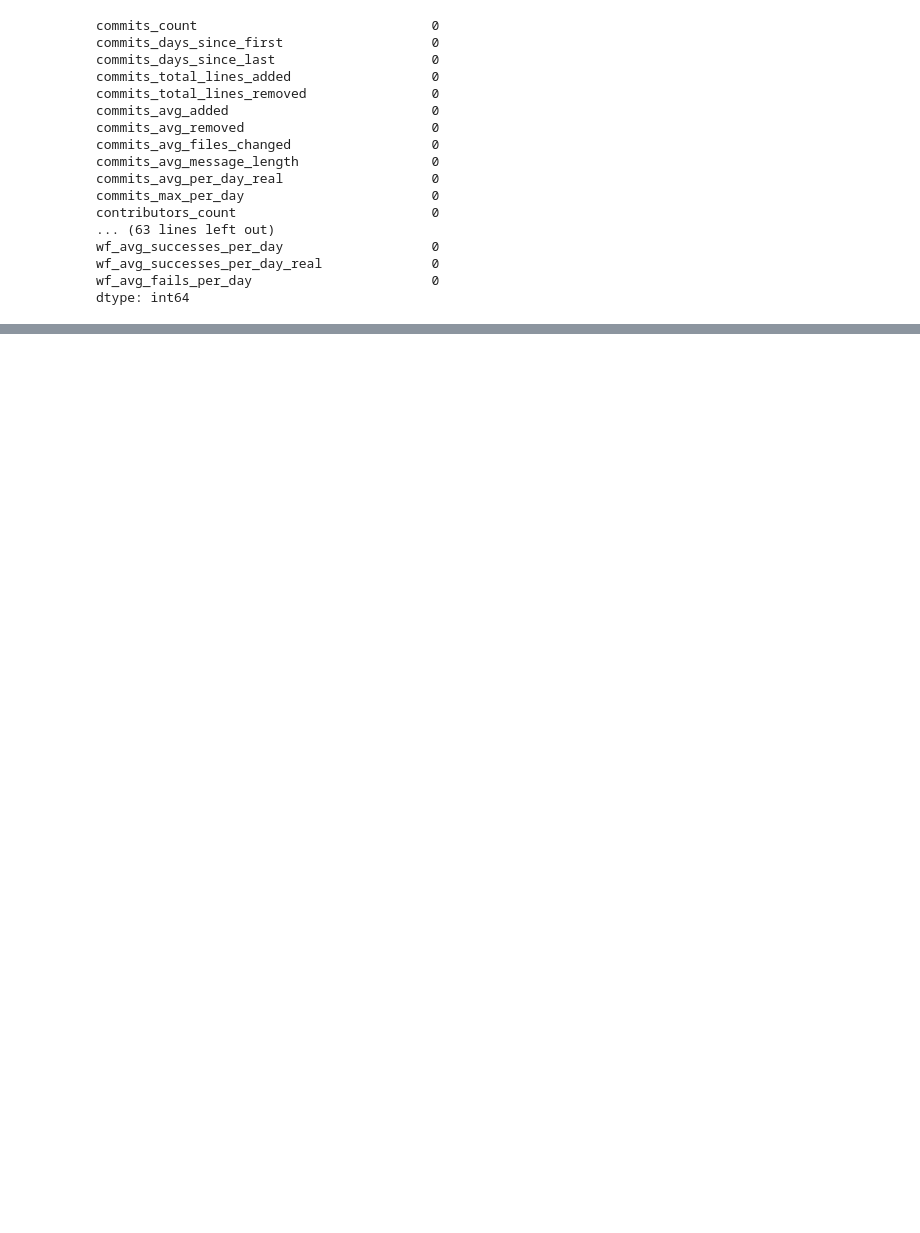
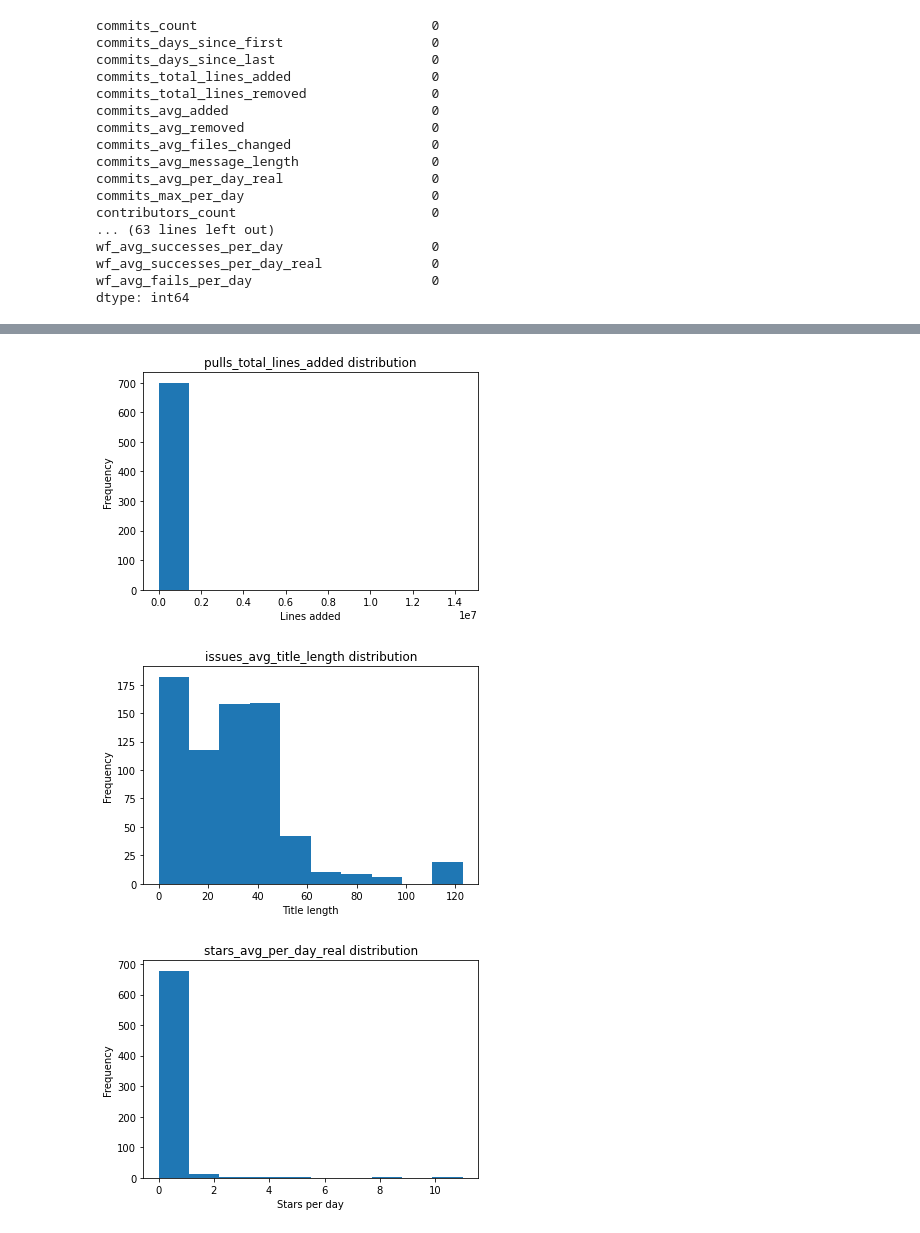
Before and after one commit to Eponeshnikov/ASMetrics, a Jupyter notebook: main.ipynb, the cells around one changed output, grey strips where cells are left out. Saved outputs shown, nothing was run; the diff lists cells and outputs as text; code cells hidden in the pictures; blank space fills up the shorter version.

```diff
--- a/main.ipynb
+++ b/main.ipynb
@@ -98,0 +131,14 @@ for key in df.keys():
+# %%
+example_list = ["pulls_total_lines_added", "issues_avg_title_length", "stars_avg_per_day_real"]
+example_metric = ["Lines added", "Title length", "Stars per day"]
+
+for example, metric in zip(example_list, example_metric):
+    plt.subplots(1, 1)
+    plt.hist(df[example])
+    plt.title(f"{example} distribution")
+    plt.ylabel("Frequency")
+    plt.xlabel(metric)
+# %% [output]
+[figure, added]
+[figure, added]
+[figure, added]
```
Also changed, not shown: parts of 14 cells of this notebook.
